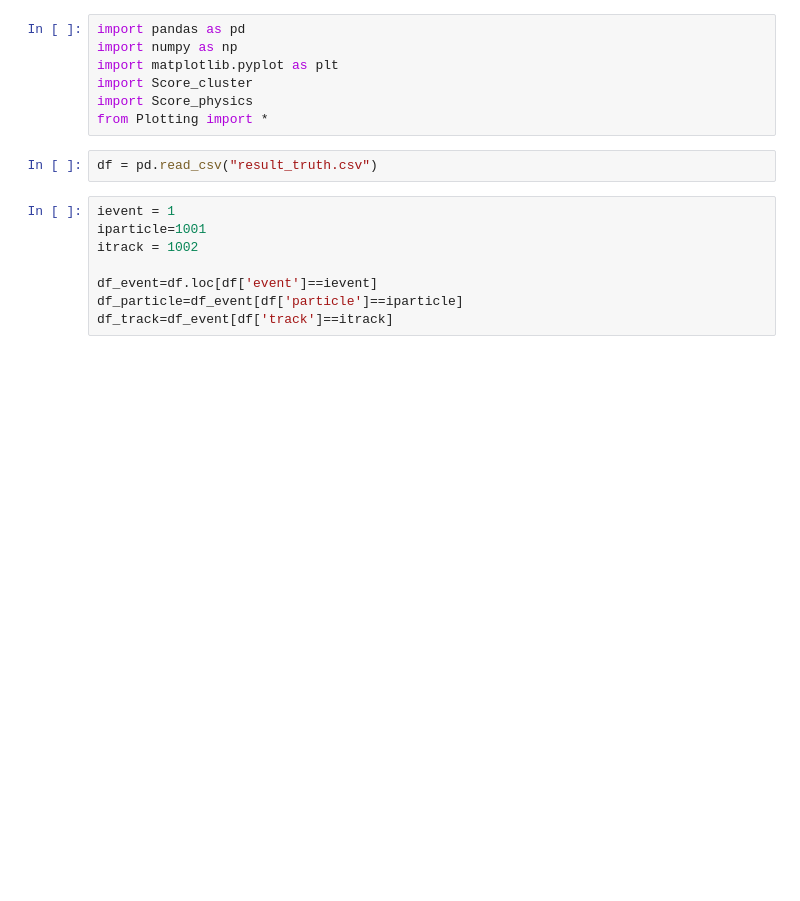
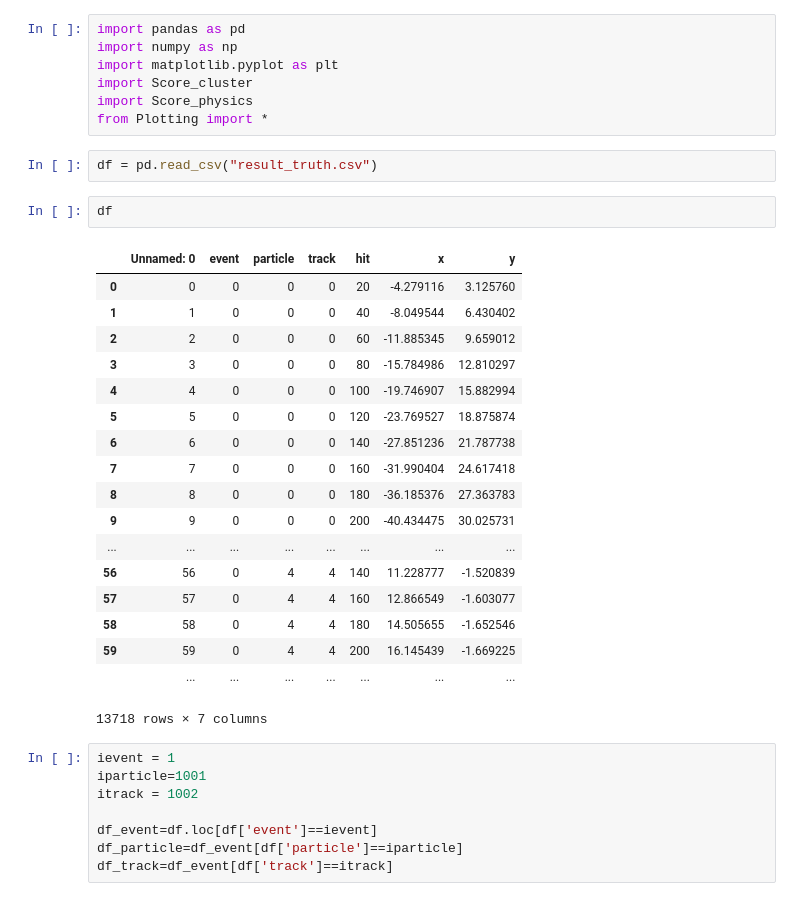
Before and after one commit to LAL/tracking, a Jupyter notebook: notebook_scoring.ipynb, the cells around one changed output. Drawn from its saved outputs; the diff is of its cells as text; blank space fills up the shorter version.

```diff
--- a/notebook_scoring.ipynb
+++ b/notebook_scoring.ipynb
@@ -7,6 +7,27 @@ import Score_physics
 from Plotting import *
 # %%
 df = pd.read_csv("result_truth.csv")
+# %%
+df
+# %% [output]
+|  | Unnamed: 0 | event | particle | track | hit | x | y |
+| 0 | 0 | 0 | 0 | 0 | 20 | -4.279116 | 3.125760 |
+| 1 | 1 | 0 | 0 | 0 | 40 | -8.049544 | 6.430402 |
+| 2 | 2 | 0 | 0 | 0 | 60 | -11.885345 | 9.659012 |
+| 3 | 3 | 0 | 0 | 0 | 80 | -15.784986 | 12.810297 |
+| 4 | 4 | 0 | 0 | 0 | 100 | -19.746907 | 15.882994 |
+| 5 | 5 | 0 | 0 | 0 | 120 | -23.769527 | 18.875874 |
+| 6 | 6 | 0 | 0 | 0 | 140 | -27.851236 | 21.787738 |
+| 7 | 7 | 0 | 0 | 0 | 160 | -31.990404 | 24.617418 |
+| 8 | 8 | 0 | 0 | 0 | 180 | -36.185376 | 27.363783 |
+| 9 | 9 | 0 | 0 | 0 | 200 | -40.434475 | 30.025731 |
+| ... | ... | ... | ... | ... | ... | ... | ... |
+| 56 | 56 | 0 | 4 | 4 | 140 | 11.228777 | -1.520839 |
+| 57 | 57 | 0 | 4 | 4 | 160 | 12.866549 | -1.603077 |
+| 58 | 58 | 0 | 4 | 4 | 180 | 14.505655 | -1.652546 |
+| 59 | 59 | 0 | 4 | 4 | 200 | 16.145439 | -1.669225 |
+|  | ... | ... | ... | ... | ... | ... | ... |
+13718 rows × 7 columns
 # %%
 ievent = 1
 iparticle=1001
```
Also changed, not shown: 6 other files.
